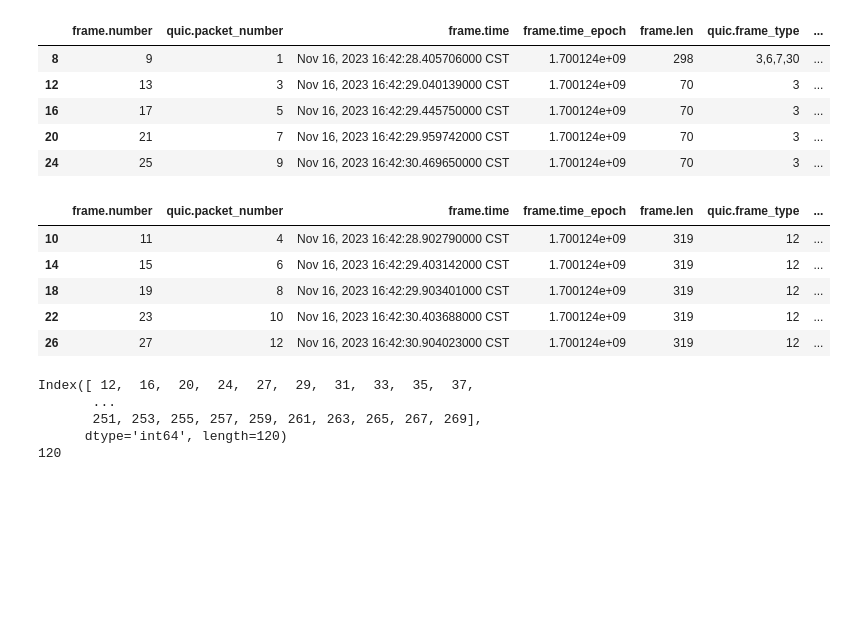
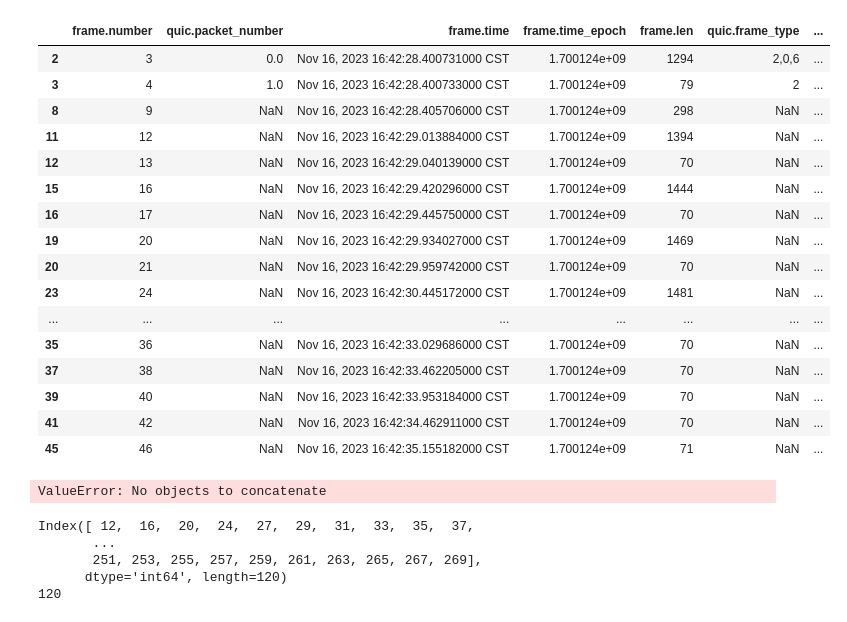
Before and after one commit to mollyy0514/GO_QUIC_socket, a Jupyter notebook: data/analyze_data.ipynb, the cells around one changed output. Cells and saved outputs as stored; diff of their text form; code cells hidden in the pictures; blank space fills up the shorter version.

```diff
--- a/data/analyze_data.ipynb
+++ b/data/analyze_data.ipynb
@@ -7,21 +7,33 @@ import matplotlib.pyplot as plt
 # %%
 filepath = "./capturequic_c_20231116_pcap.csv"
 df = pd.read_csv(filepath, sep='@')
+
 cond_s = df['ip.src'] == '192.168.1.78'
 df_s = df[cond_s]
-cond_c = df['ip.src'] == '192.168.1.79'
-df_c  = df[cond_c]
-# frame_type == 3：ACK for STREAM
-cond_ack = df_s['quic.frame_type'].str.contains('3', na=False)
-df_s_ack = df_s[cond_ack]
-df_s_ack[:5]
+df_s[:20]
+# cond_c = df['ip.src'] == '192.168.1.79'
+# df_c  = df[cond_c]
+# # frame_type == 3：ACK for STREAM
+# cond_ack = df_s['quic.frame_type'].str.contains('3', na=False)
+# df_s_ack = df_s[cond_ack]
 # %% [output]
 |  | frame.number | quic.packet_number | frame.time | frame.time_epoch | frame.len | quic.frame_type | ... |
-| 8 | 9 | 1 | Nov 16, 2023 16:42:28.405706000 CST | 1.700124e+09 | 298 | 3,6,7,30 | ... |
-| 12 | 13 | 3 | Nov 16, 2023 16:42:29.040139000 CST | 1.700124e+09 | 70 | 3 | ... |
-| 16 | 17 | 5 | Nov 16, 2023 16:42:29.445750000 CST | 1.700124e+09 | 70 | 3 | ... |
-| 20 | 21 | 7 | Nov 16, 2023 16:42:29.959742000 CST | 1.700124e+09 | 70 | 3 | ... |
-| 24 | 25 | 9 | Nov 16, 2023 16:42:30.469650000 CST | 1.700124e+09 | 70 | 3 | ... |
+| 2 | 3 | 0.0 | Nov 16, 2023 16:42:28.400731000 CST | 1.700124e+09 | 1294 | 2,0,6 | ... |
+| 3 | 4 | 1.0 | Nov 16, 2023 16:42:28.400733000 CST | 1.700124e+09 | 79 | 2 | ... |
+| 8 | 9 | NaN | Nov 16, 2023 16:42:28.405706000 CST | 1.700124e+09 | 298 | NaN | ... |
+| 11 | 12 | NaN | Nov 16, 2023 16:42:29.013884000 CST | 1.700124e+09 | 1394 | NaN | ... |
+| 12 | 13 | NaN | Nov 16, 2023 16:42:29.040139000 CST | 1.700124e+09 | 70 | NaN | ... |
+| 15 | 16 | NaN | Nov 16, 2023 16:42:29.420296000 CST | 1.700124e+09 | 1444 | NaN | ... |
+| 16 | 17 | NaN | Nov 16, 2023 16:42:29.445750000 CST | 1.700124e+09 | 70 | NaN | ... |
+| 19 | 20 | NaN | Nov 16, 2023 16:42:29.934027000 CST | 1.700124e+09 | 1469 | NaN | ... |
+| 20 | 21 | NaN | Nov 16, 2023 16:42:29.959742000 CST | 1.700124e+09 | 70 | NaN | ... |
+| 23 | 24 | NaN | Nov 16, 2023 16:42:30.445172000 CST | 1.700124e+09 | 1481 | NaN | ... |
+| ... | ... | ... | ... | ... | ... | ... | ... |
+| 35 | 36 | NaN | Nov 16, 2023 16:42:33.029686000 CST | 1.700124e+09 | 70 | NaN | ... |
+| 37 | 38 | NaN | Nov 16, 2023 16:42:33.462205000 CST | 1.700124e+09 | 70 | NaN | ... |
+| 39 | 40 | NaN | Nov 16, 2023 16:42:33.953184000 CST | 1.700124e+09 | 70 | NaN | ... |
+| 41 | 42 | NaN | Nov 16, 2023 16:42:34.462911000 CST | 1.700124e+09 | 70 | NaN | ... |
+| 45 | 46 | NaN | Nov 16, 2023 16:42:35.155182000 CST | 1.700124e+09 | 71 | NaN | ... |
 # %%
 # Create an empty list to hold the results
 rows = []
@@ -44,12 +56,7 @@ df_c_acked_stream = pd.concat(rows) # Transpose the DataFrame if needed
 
 df_c_acked_stream[:5]
 # %% [output]
-|  | frame.number | quic.packet_number | frame.time | frame.time_epoch | frame.len | quic.frame_type | ... |
-| 10 | 11 | 4 | Nov 16, 2023 16:42:28.902790000 CST | 1.700124e+09 | 319 | 12 | ... |
-| 14 | 15 | 6 | Nov 16, 2023 16:42:29.403142000 CST | 1.700124e+09 | 319 | 12 | ... |
-| 18 | 19 | 8 | Nov 16, 2023 16:42:29.903401000 CST | 1.700124e+09 | 319 | 12 | ... |
-| 22 | 23 | 10 | Nov 16, 2023 16:42:30.403688000 CST | 1.700124e+09 | 319 | 12 | ... |
-| 26 | 27 | 12 | Nov 16, 2023 16:42:30.904023000 CST | 1.700124e+09 | 319 | 12 | ... |
+ValueError: No objects to concatenate
 # %%
 print(df_s_ack.index)
 print(len(df_s_ack))
```
Also changed, not shown: parts of 2 cells of this notebook, 12 other files.
